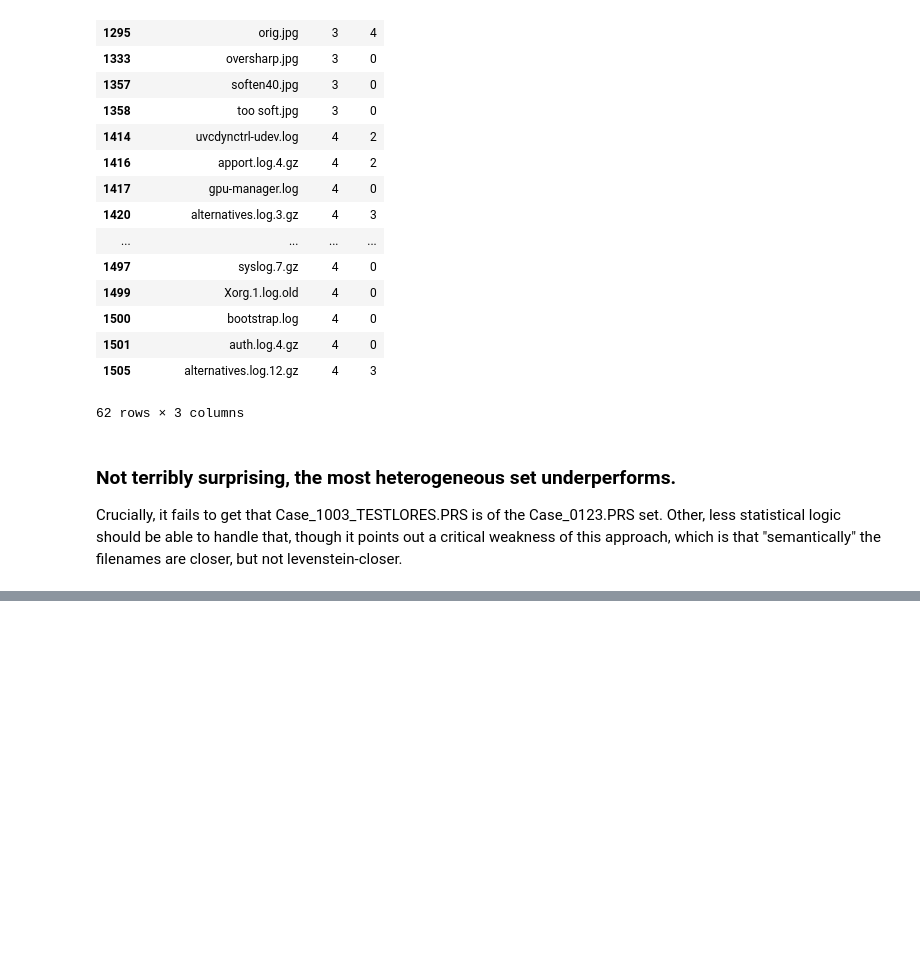
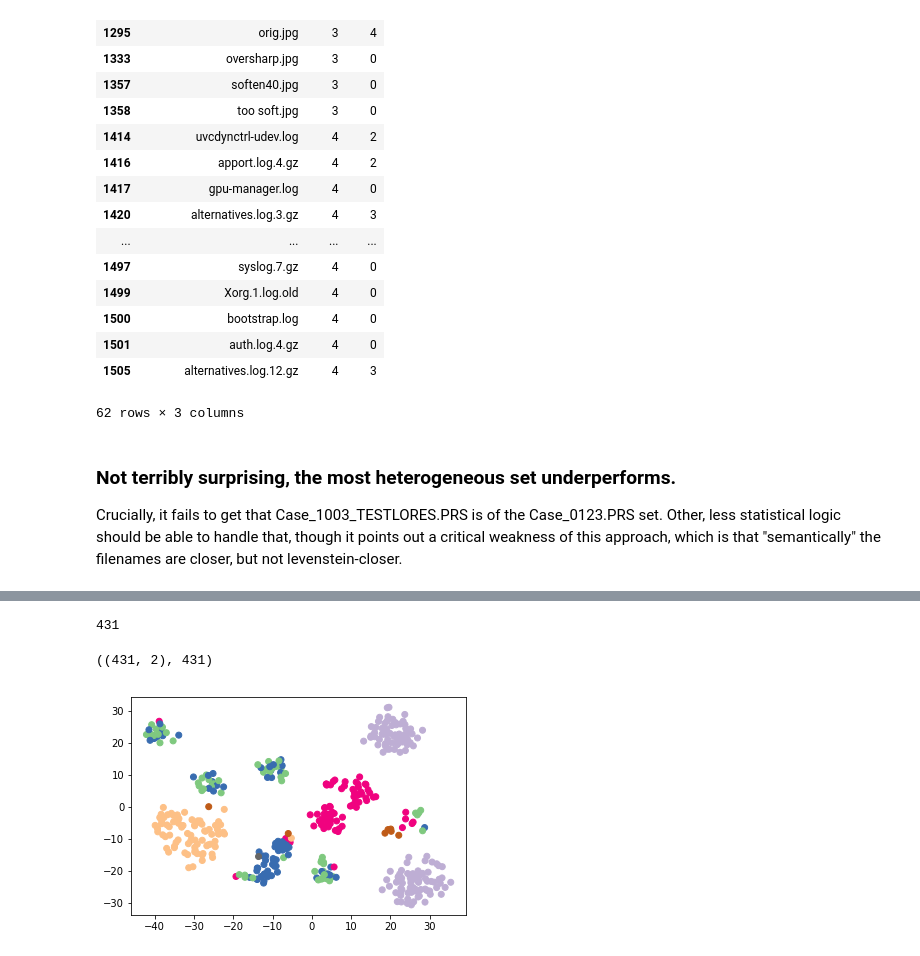
Before and after one commit to xkortex/Rando-McPython, a Jupyter notebook: embedding/auto_regex_stuff02.ipynb, the cells around one changed output, grey strips where cells are left out. Saved outputs shown, nothing was run; the diff lists cells and outputs as text; code cells hidden in the pictures; blank space fills up the shorter version.

```diff
--- a/embedding/auto_regex_stuff02.ipynb
+++ b/embedding/auto_regex_stuff02.ipynb
@@ -293,0 +418,11 @@ Crucially, it fails to get that Case_1003_TESTLORES.PRS is of the Case_0123.PRS
+# %%
+vecs2 = [risky_ed_vec(fn) for fn in subs['rdfs:label'].tolist()]
+vecs2 = np.array(vecs2)
+len(vecs2)
+# %% [output]
+431
+# %%
+xembed = TSNE(n_components=2).fit_transform(vecs2)
+# %%
+mapper = list(enumerate(subs['File Type'].unique()))
+mapper = {key:value for (value, key) in mapper}
@@ -293,0 +431,14 @@ Crucially, it fails to get that Case_1003_TESTLORES.PRS is of the Case_0123.PRS
+# %%
+labels = subs['File Type'].replace(mapper)
+# %%
+xembed.shape, len(labels)
+# %% [output]
+((431, 2), 431)
+# %%
+scat(xembed, c=labels, cmap='Accent')
+#ax = plt.gca()
+#handles, labels = ax.get_legend_handles_labels()
+#ax.legend(handles, labels)
+#plt.legend()
+# %% [output]
+[figure, added]
```
Also changed, not shown: parts of 26 cells of this notebook.
